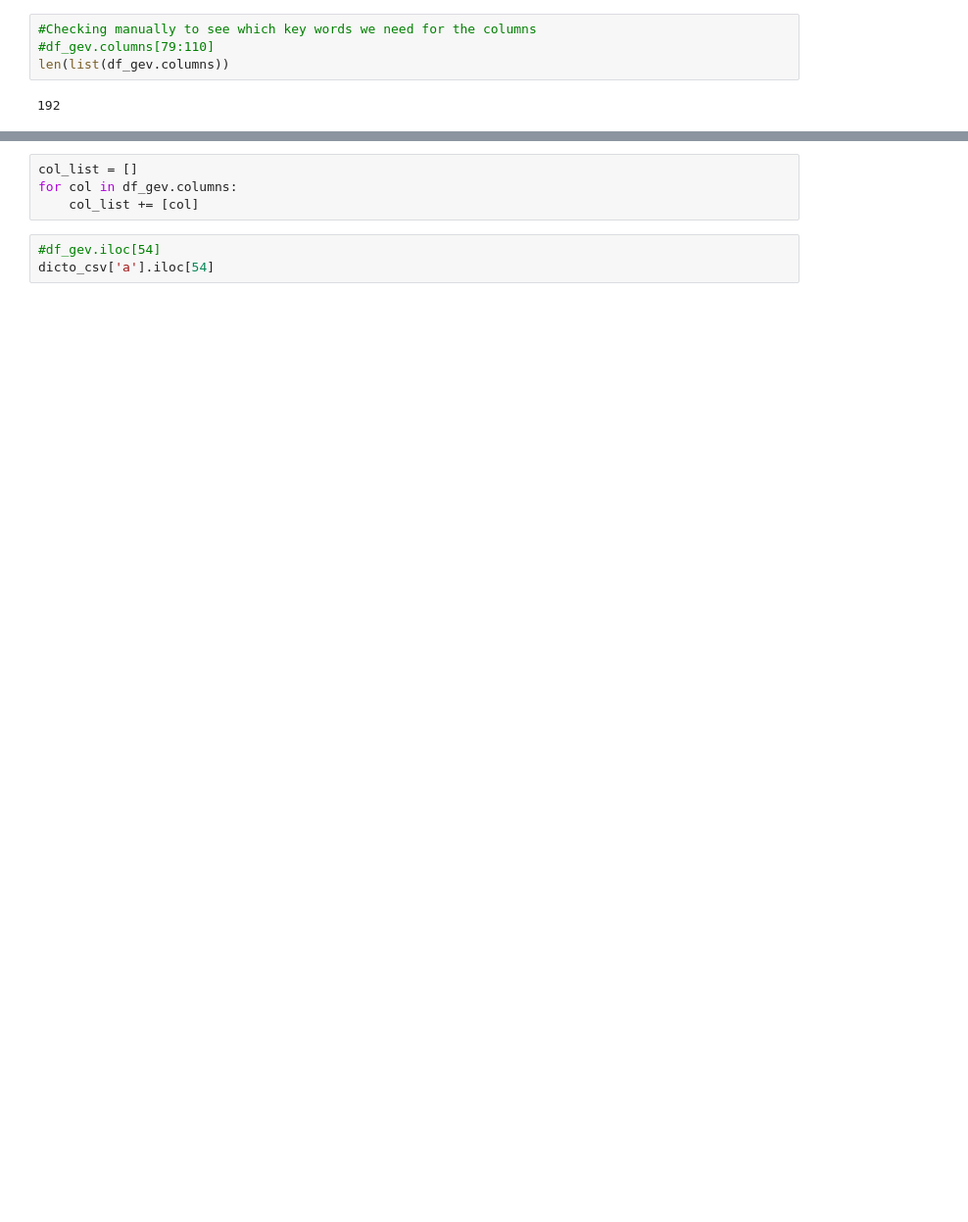
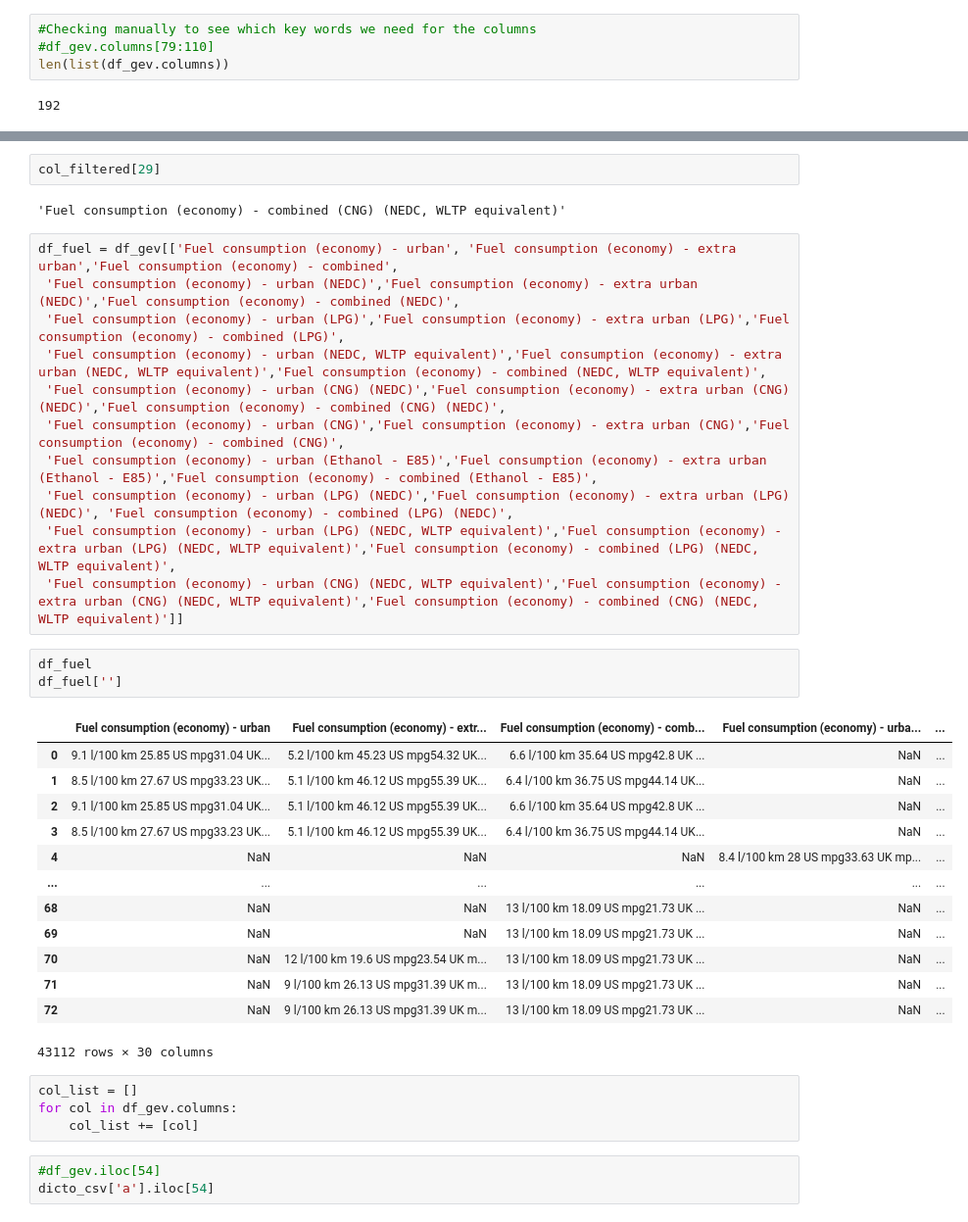
Before and after one commit to Cedric979/BEEV, a Jupyter notebook: Final Dataframe-Copy1.ipynb, the cells around one changed output, grey strips where cells are left out. Shown at 98% size. Cells and saved outputs as stored; diff of their text form; blank space fills up the shorter version.

```diff
--- a/Final Dataframe-Copy1.ipynb
+++ b/Final Dataframe-Copy1.ipynb
@@ -166,3 +141,35 @@ df_gev.shape
+# %%
+col_filtered[29]
+# %% [output]
+'Fuel consumption (economy) - combined (CNG) (NEDC, WLTP equivalent)'
+# %%
+df_fuel = df_gev[['Fuel consumption (economy) - urban', 'Fuel consumption (economy) - extra urban','Fuel consumption (economy) - combined',
+ 'Fuel consumption (economy) - urban (NEDC)','Fuel consumption (economy) - extra urban (NEDC)','Fuel consumption (economy) - combined (NEDC)',
+ 'Fuel consumption (economy) - urban (LPG)','Fuel consumption (economy) - extra urban (LPG)','Fuel consumption (economy) - combined (LPG)',
+ 'Fuel consumption (economy) - urban (NEDC, WLTP equivalent)','Fuel consumption (economy) - extra urban (NEDC, WLTP equivalent)','Fuel consumption (economy) - combined (NEDC, WLTP equivalent)',
+ 'Fuel consumption (economy) - urban (CNG) (NEDC)','Fuel consumption (economy) - extra urban (CNG) (NEDC)','Fuel consumption (economy) - combined (CNG) (NEDC)',
+ 'Fuel consumption (economy) - urban (CNG)','Fuel consumption (economy) - extra urban (CNG)','Fuel consumption (economy) - combined (CNG)',
+ 'Fuel consumption (economy) - urban (Ethanol - E85)','Fuel consumption (economy) - extra urban (Ethanol - E85)','Fuel consumption (economy) - combined (Ethanol - E85)',
+ 'Fuel consumption (economy) - urban (LPG) (NEDC)','Fuel consumption (economy) - extra urban (LPG) (NEDC)', 'Fuel consumption (economy) - combined (LPG) (NEDC)',
+ 'Fuel consumption (economy) - urban (LPG) (NEDC, WLTP equivalent)','Fuel consumption (economy) - extra urban (LPG) (NEDC, WLTP equivalent)','Fuel consumption (economy) - combined (LPG) (NEDC, WLTP equivalent)',
+ 'Fuel consumption (economy) - urban (CNG) (NEDC, WLTP equivalent)','Fuel consumption (economy) - extra urban (CNG) (NEDC, WLTP equivalent)','Fuel consumption (economy) - combined (CNG) (NEDC, WLTP equivalent)']]
+# %%
+df_fuel
+df_fuel['']
+# %% [output]
+|  | Fuel consumption (economy) - urban | Fuel consumption (economy) - extr... | Fuel consumption (economy) - comb... | Fuel consumption (economy) - urba... | ... |
+| 0 | 9.1 l/100 km 25.85 US mpg31.04 UK... | 5.2 l/100 km 45.23 US mpg54.32 UK... | 6.6 l/100 km 35.64 US mpg42.8 UK ... | NaN | ... |
+| 1 | 8.5 l/100 km 27.67 US mpg33.23 UK... | 5.1 l/100 km 46.12 US mpg55.39 UK... | 6.4 l/100 km 36.75 US mpg44.14 UK... | NaN | ... |
+| 2 | 9.1 l/100 km 25.85 US mpg31.04 UK... | 5.1 l/100 km 46.12 US mpg55.39 UK... | 6.6 l/100 km 35.64 US mpg42.8 UK ... | NaN | ... |
+| 3 | 8.5 l/100 km 27.67 US mpg33.23 UK... | 5.1 l/100 km 46.12 US mpg55.39 UK... | 6.4 l/100 km 36.75 US mpg44.14 UK... | NaN | ... |
+| 4 | NaN | NaN | NaN | 8.4 l/100 km 28 US mpg33.63 UK mp... | ... |
+| ... | ... | ... | ... | ... | ... |
+| 68 | NaN | NaN | 13 l/100 km 18.09 US mpg21.73 UK ... | NaN | ... |
+| 69 | NaN | NaN | 13 l/100 km 18.09 US mpg21.73 UK ... | NaN | ... |
+| 70 | NaN | 12 l/100 km 19.6 US mpg23.54 UK m... | 13 l/100 km 18.09 US mpg21.73 UK ... | NaN | ... |
+| 71 | NaN | 9 l/100 km 26.13 US mpg31.39 UK m... | 13 l/100 km 18.09 US mpg21.73 UK ... | NaN | ... |
+| 72 | NaN | 9 l/100 km 26.13 US mpg31.39 UK m... | 13 l/100 km 18.09 US mpg21.73 UK ... | NaN | ... |
+43112 rows × 30 columns
 # %%
 col_list = []
 for col in df_gev.columns:
```
Also changed, not shown: parts of 9 cells of this notebook.
